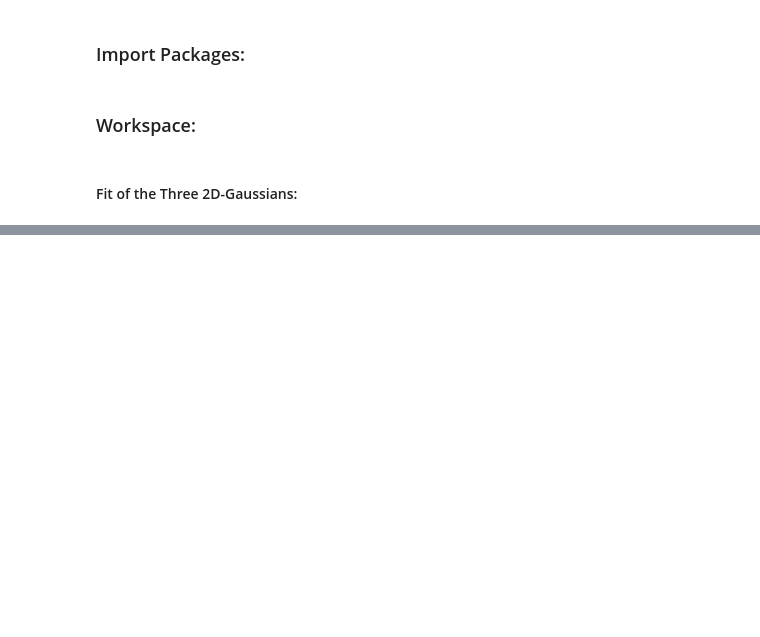
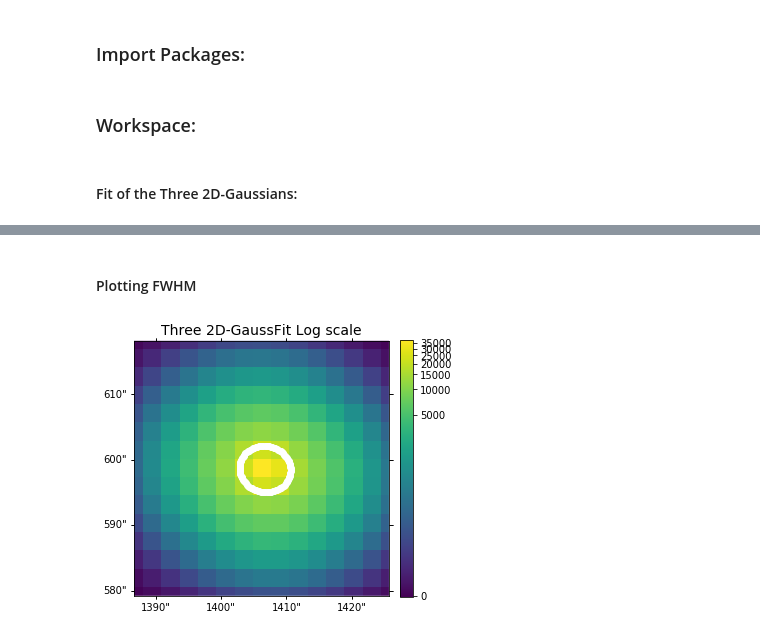
Before and after one commit to pymilo/foxsi3_optics_cal, a Jupyter notebook: Notebooks/01_FOXSI3-SLF-GaussFit.ipynb, the cells around one changed output, grey strips where cells are left out. Drawn from its saved outputs; the diff is of its cells as text; code cells hidden in the pictures; blank space fills up the shorter version.

Commit message:
FWHM vs Angle finished in Notebook
I need to create the PY script.

```diff
--- a/Notebooks/01_FOXSI3-SLF-GaussFit.ipynb
+++ b/Notebooks/01_FOXSI3-SLF-GaussFit.ipynb
@@ -451,18 +433,0 @@ Parameter('offset', value=-19366.41380574103)
-# %%
-maximum = ThreeG_out.amp1.value \
-            + ThreeG_out.amp2.value \
-            + ThreeG_out.amp3.value
-half_maximum = 0.5 * maximum
-ThreeG_out.offset -= half_maximum
-
-sXg = Xg[max_pixel[0]-fov[0]:max_pixel[0]+fov[0],max_pixel[1]-fov[1]:max_pixel[1]+fov[1]]
-sYg = Yg[max_pixel[0]-fov[0]:max_pixel[0]+fov[0],max_pixel[1]-fov[1]:max_pixel[1]+fov[1]]
-sZout = ThreeG_out(sXg, sYg)
-
-## Plot
-fov = [7,7]
-fig, ax1 = plt.subplots(figsize=(5,5),subplot_kw=dict(projection='3d'))
-ax1.plot_surface(sXg,sYg,sZout,cmap=plt.cm.viridis)
-plt.show()
-
-ThreeG_out.offset += half_maximum
@@ -510,0 +484,20 @@ opt.brentq?
+# %% [markdown]
+#### Plotting FWHM
+# %%
+# Create ImageNormalize objects:
+normLogT = ImageNormalize(Zout, interval=MinMaxInterval(),stretch=LogStretch())
+
+''' Plotting '''
+fig, ax1 = plt.subplots(figsize=(5,5),subplot_kw=dict(projection=datacube.wcs))
+fig.subplots_adjust(wspace = 0.4) ## Sets space between subplots to avoid overlap
+## Best fit of the all three gaussians:
+im1 = ax1.imshow(Zout, origin='lower', cmap=plt.cm.viridis,norm=normLogT)
+cbar1 = fig.colorbar(im1, ax=ax1, fraction=0.046, pad=0.04)
+ax1.set_xlim(max_pixel[1]-fov[1], max_pixel[1]+fov[1])
+ax1.set_ylim(max_pixel[0]-fov[0], max_pixel[0]+fov[0])
+ax1.set_title('Three 2D-GaussFit Log scale',fontsize=14)
+ax1.scatter(y_fwhm_up,x_fwhm,color='white')
+ax1.scatter(y_fwhm_down,x_fwhm,color='white')
+plt.show()
+# %% [output]
+[figure, added]
```
Also changed, not shown: parts of 18 cells of this notebook.
